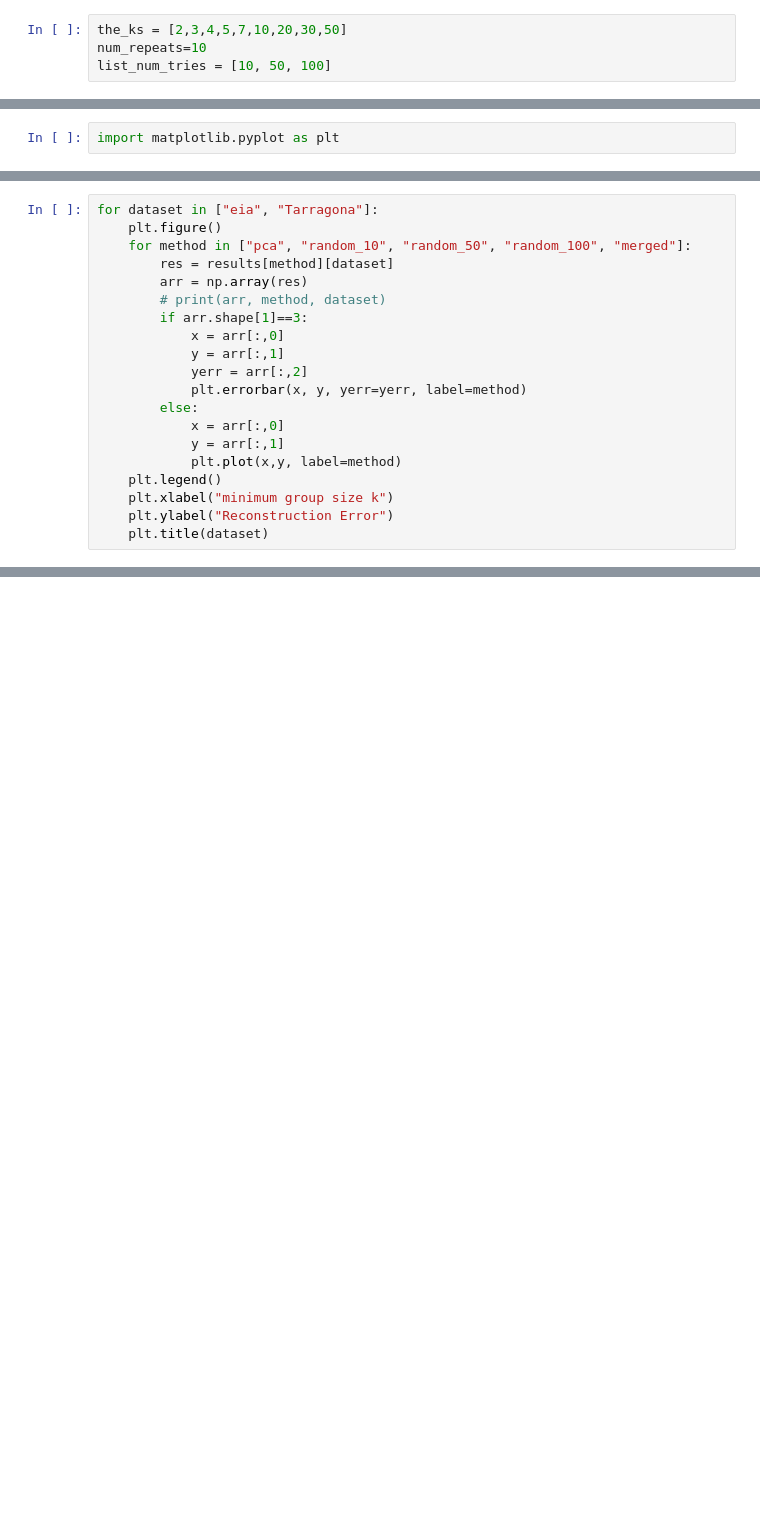
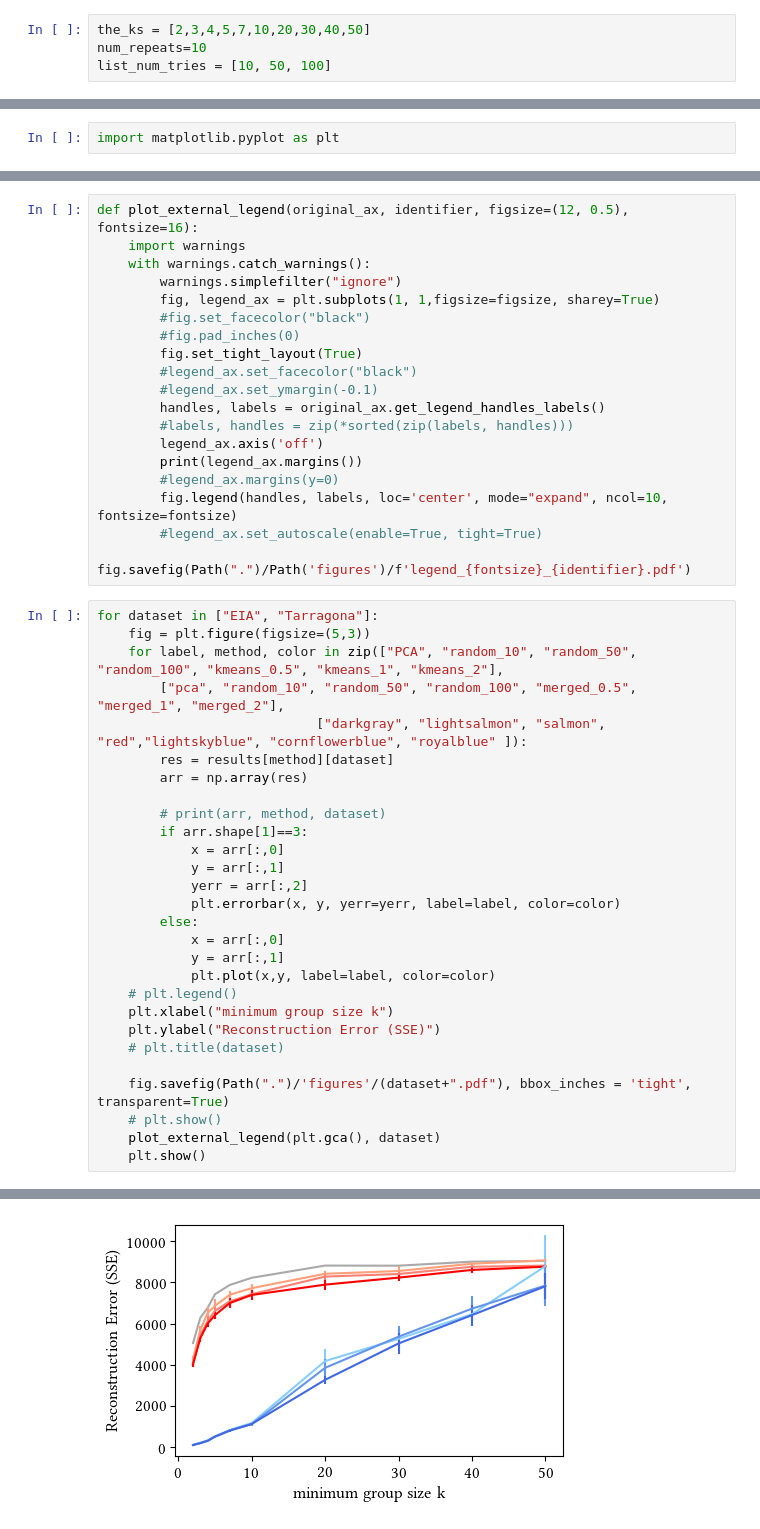
Before and after one commit to Feelx234/microagg1d, a Jupyter notebook: Multivariate.ipynb, the cells around one changed output, grey strips where cells are left out. Saved outputs shown, nothing was run; the diff lists cells and outputs as text; blank space fills up the shorter version.

```diff
--- a/Multivariate.ipynb
+++ b/Multivariate.ipynb
@@ -147,7 +149,7 @@ cost_name = "sse"
 from collections import defaultdict
 results_pca = defaultdict(list)
 # %%
-the_ks = [2,3,4,5,7,10,20,30,50]
+the_ks = [2,3,4,5,7,10,20,30,40,50]
 num_repeats=10
 list_num_tries = [10, 50, 100]
 # %%
@@ -199,20 +221,48 @@ import matplotlib.pyplot as plt
+# %%
+def plot_external_legend(original_ax, identifier, figsize=(12, 0.5), fontsize=16):
+    import warnings
+    with warnings.catch_warnings():
+        warnings.simplefilter("ignore")
+        fig, legend_ax = plt.subplots(1, 1,figsize=figsize, sharey=True)
+        #fig.set_facecolor("black")
+        #fig.pad_inches(0)
+        fig.set_tight_layout(True)
+        #legend_ax.set_facecolor("black")
+        #legend_ax.set_ymargin(-0.1)
+        handles, labels = original_ax.get_legend_handles_labels()
+        #labels, handles = zip(*sorted(zip(labels, handles)))
+        legend_ax.axis('off')
+        print(legend_ax.margins())
+        #legend_ax.margins(y=0)
+        fig.legend(handles, labels, loc='center', mode="expand", ncol=10,  fontsize=fontsize)
+        #legend_ax.set_autoscale(enable=True, tight=True)
+        fig.savefig(Path(".")/Path('figures')/f'legend_{fontsize}_{identifier}.pdf')
 # %%
-for dataset in ["eia", "Tarragona"]:
-    plt.figure()
-    for method in ["pca", "random_10", "random_50", "random_100", "merged"]:
+for dataset in ["EIA", "Tarragona"]:
+    fig = plt.figure(figsize=(5,3))
+    for label, method, color in zip(["PCA", "random_10", "random_50", "random_100", "kmeans_0.5", "kmeans_1", "kmeans_2"],
+        ["pca", "random_10", "random_50", "random_100", "merged_0.5", "merged_1", "merged_2"],
+                            ["darkgray", "lightsalmon", "salmon", "red","lightskyblue", "cornflowerblue", "royalblue" ]):
         res = results[method][dataset]
         arr = np.array(res)
+
         # print(arr, method, dataset)
         if arr.shape[1]==3:
             x = arr[:,0]
             y = arr[:,1]
             yerr = arr[:,2]
-            plt.errorbar(x, y, yerr=yerr, label=method)
+            plt.errorbar(x, y, yerr=yerr, label=label, color=color)
         else:
             x = arr[:,0]
             y = arr[:,1]
-            plt.plot(x,y, label=method)
-    plt.legend()
+            plt.plot(x,y, label=label, color=color)
+    # plt.legend()
     plt.xlabel("minimum group size k")
-    plt.ylabel("Reconstruction Error")
-    plt.title(dataset)
+    plt.ylabel("Reconstruction Error (SSE)")
+    # plt.title(dataset)
+
+    fig.savefig(Path(".")/'figures'/(dataset+".pdf"), bbox_inches = 'tight', transparent=True)
+    # plt.show()
+    plot_external_legend(plt.gca(), dataset)
+    plt.show()
+# %% [output]
@@ -218,0 +270 @@ for dataset in ["eia", "Tarragona"]:
+[figure, added]
```
Also changed, not shown: parts of 11 cells of this notebook.
